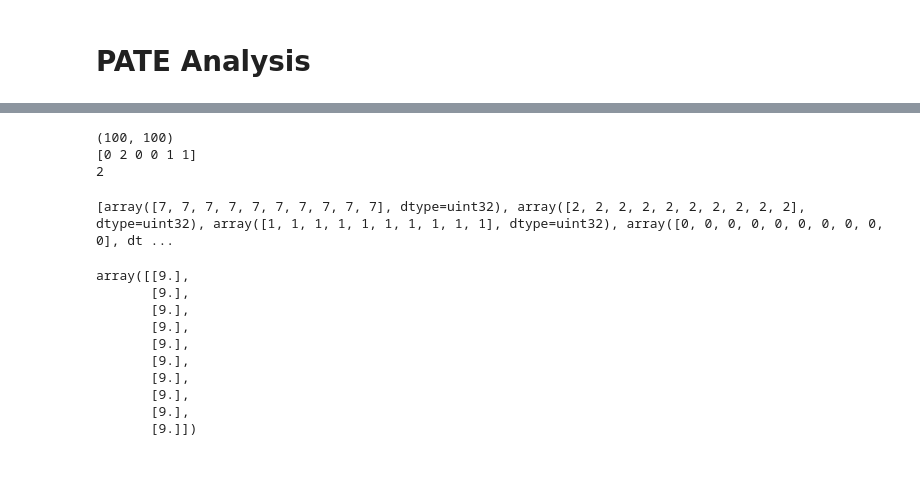
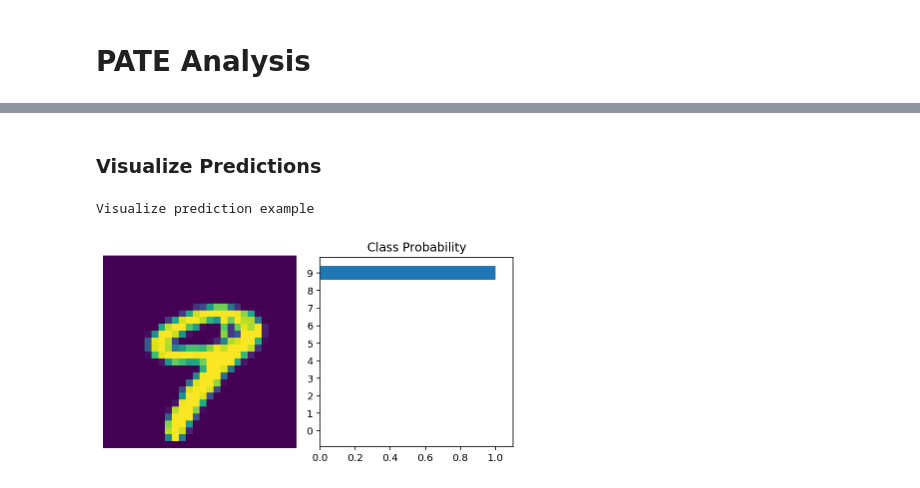
Before and after one commit to Psychofun/60daysofudacity, a Jupyter notebook: Section 1 - Differential Privacy.ipynb, the cells around one changed output, grey strips where cells are left out. Cells and saved outputs as stored; diff of their text form; code cells hidden in the pictures.

```diff
--- a/Section 1 - Differential Privacy.ipynb
+++ b/Section 1 - Differential Privacy.ipynb
@@ -1065,7 +1064,7 @@ for i  in  range(m):
                                       workers_train_targets[i],
                                       workers_train_data[(i+1)%m],
                                       workers_train_targets[(i+1)%m],
-                                      epochs = 20)
+                                      epochs = 15)
 
     print()
     models.extend([model])
@@ -1150,32 +1107,3 @@ Data Dependent Epsilon: 1.52655213289881
-# %%
-torch.zeros(10,10)
-print(preds.shape)
-
-print(np.bincount( np.array([1,1,4,5])  ) )
-
-
-print( torch.argmax(torch.tensor([.1,.1,.5,.3] )).item())
-
-
-
-new_labels = list()
-for an_image in preds:
-
-    label_counts = np.bincount(an_image, minlength=num_labels)
-
-    epsilon = 0.1
-    beta = 1 / epsilon
-
-    for i in range(len(label_counts)):
-        label_counts[i] += np.random.laplace(0, beta, 1)
-
-    new_label = np.argmax(label_counts)
-
-    new_labels.append(new_label)
-# %% [output]
-(100, 100)
-[0 2 0 0 1 1]
-2
 # %%
 import numpy as np
 
@@ -1224,6 +1152,9 @@ def label_test_set(dataset,models, n_classes,epsilon = 0.1):
         for j  in range(n_models):
             probs = torch.exp(models[j](image))
             label = torch.argmax( probs).item()
+
+            #print("Label: {}  for model {}".format(label,j))
+
             models_predictions[j] = int(label)
 
         # Add  predictions to list
@@ -1237,7 +1168,7 @@ def label_test_set(dataset,models, n_classes,epsilon = 0.1):
             counts[i] += np.random.laplace(0, beta, 1)
 
         #New label is more predicted label
-        new_label = np.argmax(label_counts)
+        new_label = np.argmax(counts)
 
         #Assing new label
         labels[k] = new_label
@@ -1252,18 +1183,15 @@ predictions, labels = label_test_set(test_data,
                                             models = models,
                                             n_classes = 10,
                                             epsilon = 0.1)
-# %%
-print(predictions[:10])
-labels[:10]
-# %% [output]
-[array([7, 7, 7, 7, 7, 7, 7, 7, 7, 7], dtype=uint32), array([2, 2, 2, 2, 2, 2, 2, 2, 2, 2], dtype=uint32), array([1, 1, 1, 1, 1, 1, 1, 1, 1, 1], dtype=uint32), array([0, 0, 0, 0, 0, 0, 0, 0, 0, 0], dt ...
-array([[9.],
-       [9.],
-       [9.],
-       [9.],
-       [9.],
-       [9.],
-       [9.],
-       [9.],
-       [9.],
-       [9.]])
+# %% [markdown]
+### Visualize Predictions
+# %%
+print("Visualize prediction example")
+
+
+visualize_example(test_data,
+                  labels,
+                  9)
+# %% [output]
+Visualize prediction example
+[figure, added]
```
Also changed, not shown: parts of 25 cells of this notebook.
